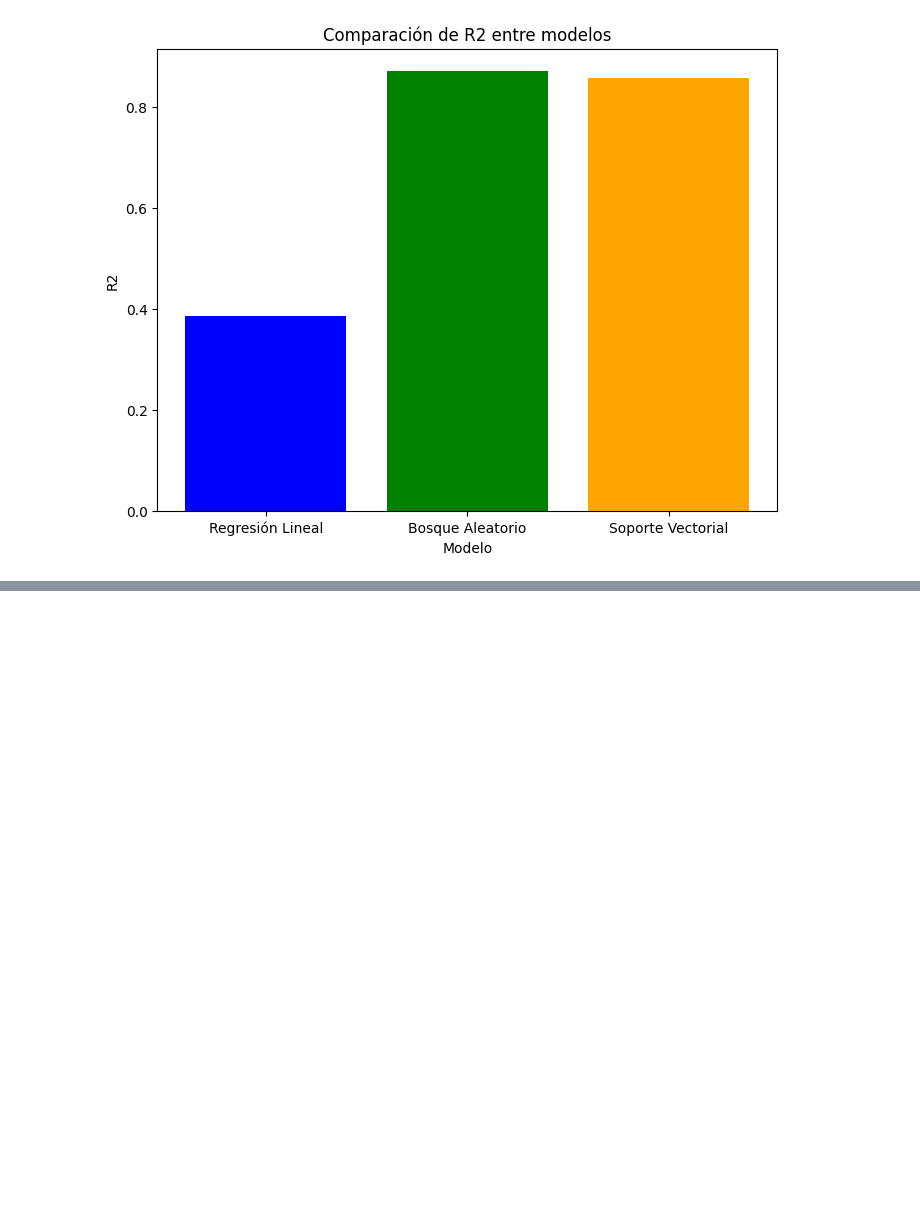
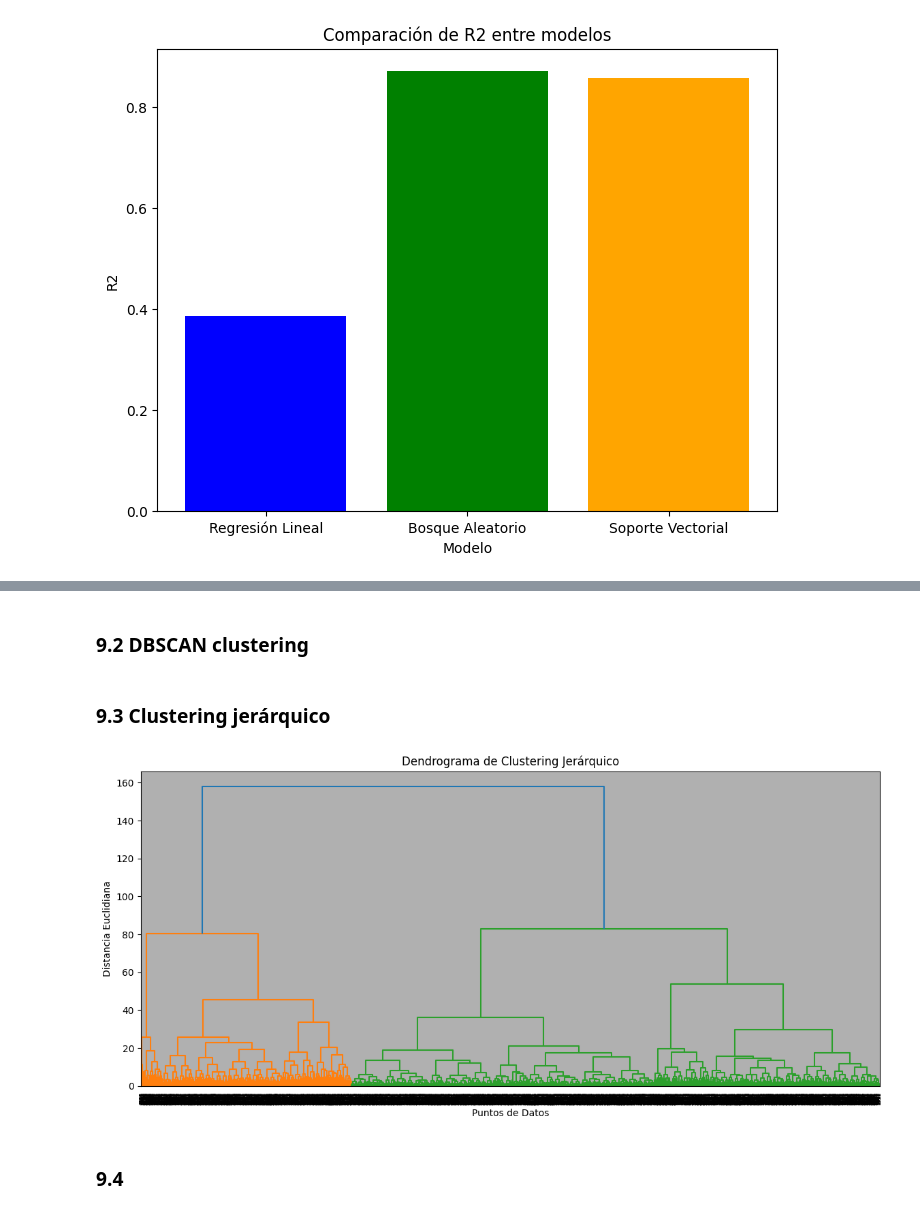
Before and after one commit to palberth/CienciaDatos-MASDI, a Jupyter notebook: Activida_8_ciencia_de_datos.ipynb, the cells around one changed output, grey strips where cells are left out. Drawn from its saved outputs; the diff is of its cells as text; code cells hidden in the pictures; blank space fills up the shorter version.

```diff
--- a/Activida_8_ciencia_de_datos.ipynb
+++ b/Activida_8_ciencia_de_datos.ipynb
@@ -402,0 +430,2 @@ for metric in metrics:
+# %% [markdown]
+### 9.2 DBSCAN clustering
@@ -402,0 +438,16 @@ for metric in metrics:
+# %% [markdown]
+### 9.3 Clustering jerárquico
+# %%
+# Clustering jerárquico
+linkage_matrix = linkage(features_scaled, method='ward')
+plt.figure(figsize=(14, 6))
+dendrogram(linkage_matrix)
+plt.title("Dendrograma de Clustering Jerárquico")
+plt.xlabel("Puntos de Datos")
+plt.ylabel("Distancia Euclidiana")
+plt.grid(True)
+plt.show()
+# %% [output]
+[figure, added]
+# %% [markdown]
+### 9.4
```
Also changed, not shown: parts of 11 cells of this notebook.
